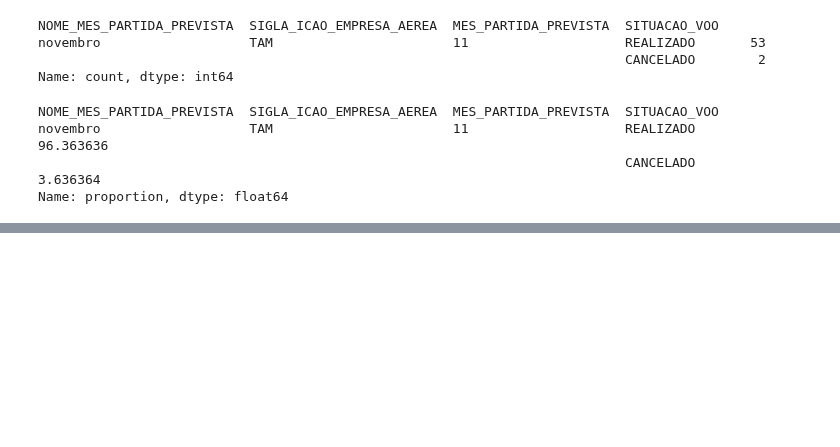
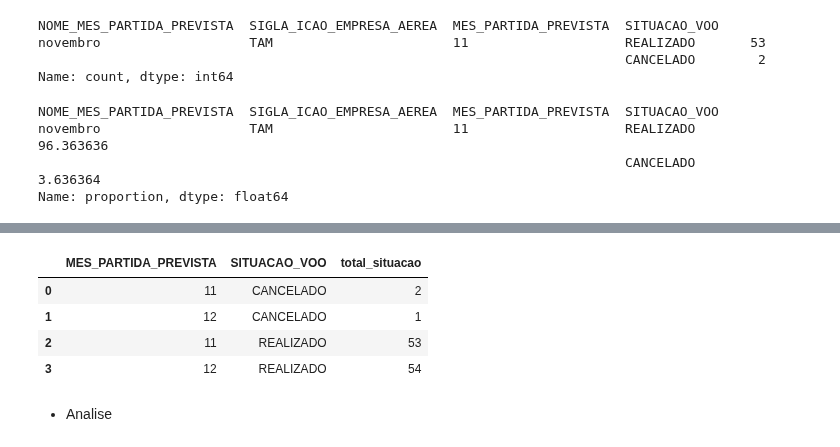
Before and after one commit to rodrigorocha1/dashboard_dados_voos_python, a Jupyter notebook: notebooks/visualizacoes.ipynb, the cells around one changed output, grey strips where cells are left out. Saved outputs shown, nothing was run; the diff lists cells and outputs as text; code cells hidden in the pictures; blank space fills up the shorter version.

```diff
--- a/notebooks/visualizacoes.ipynb
+++ b/notebooks/visualizacoes.ipynb
@@ -196,0 +230,15 @@ memory usage: 176.0 bytes
+# %%
+teste_gb = teste.groupby(['MES_PARTIDA_PREVISTA', 'SITUACAO_VOO']).agg(
+    total_situacao=('SITUACAO_VOO', 'count')
+)
+teste_gb.sort_values(by=['SITUACAO_VOO', 'MES_PARTIDA_PREVISTA'], inplace=True)
+teste_gb.reset_index(inplace=True)
+teste_gb.head()
+# %% [output]
+|  | MES_PARTIDA_PREVISTA | SITUACAO_VOO | total_situacao |
+| 0 | 11 | CANCELADO | 2 |
+| 1 | 12 | CANCELADO | 1 |
+| 2 | 11 | REALIZADO | 53 |
+| 3 | 12 | REALIZADO | 54 |
+# %% [markdown]
+- Analise
```
Also changed, not shown: parts of 6 cells of this notebook.
